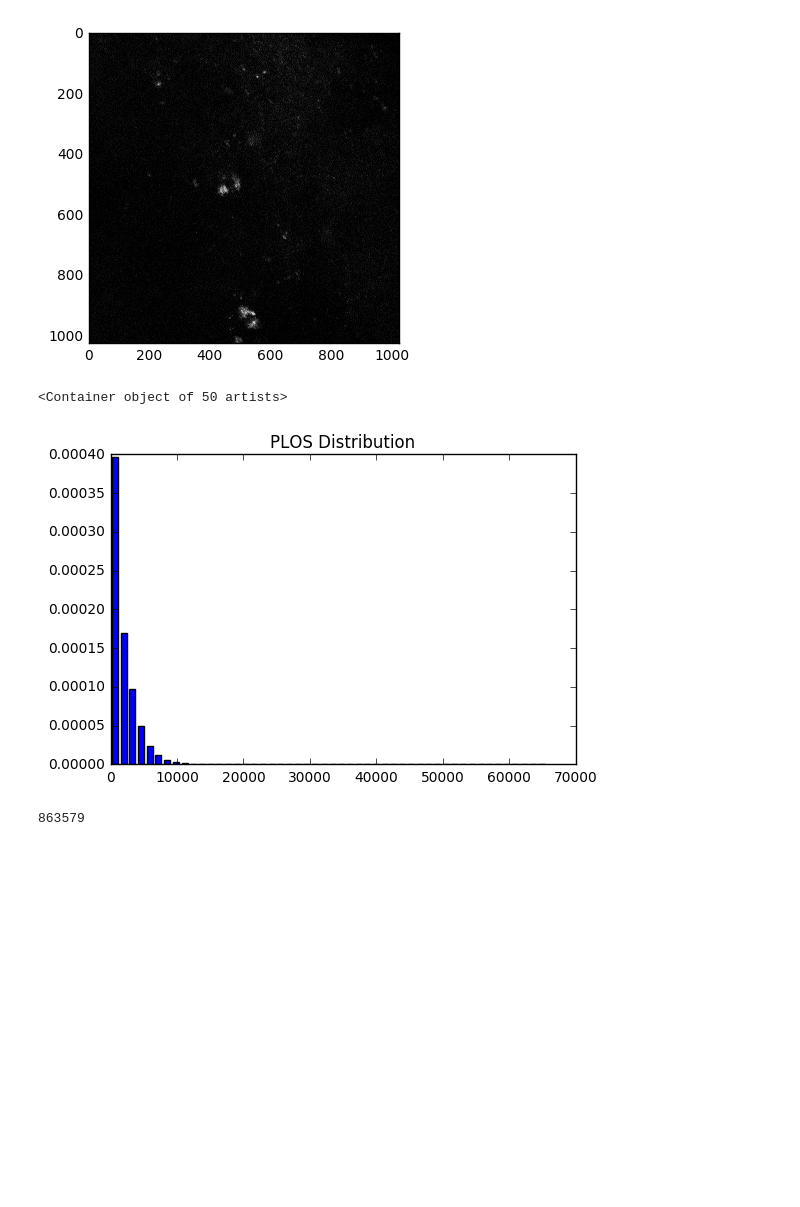
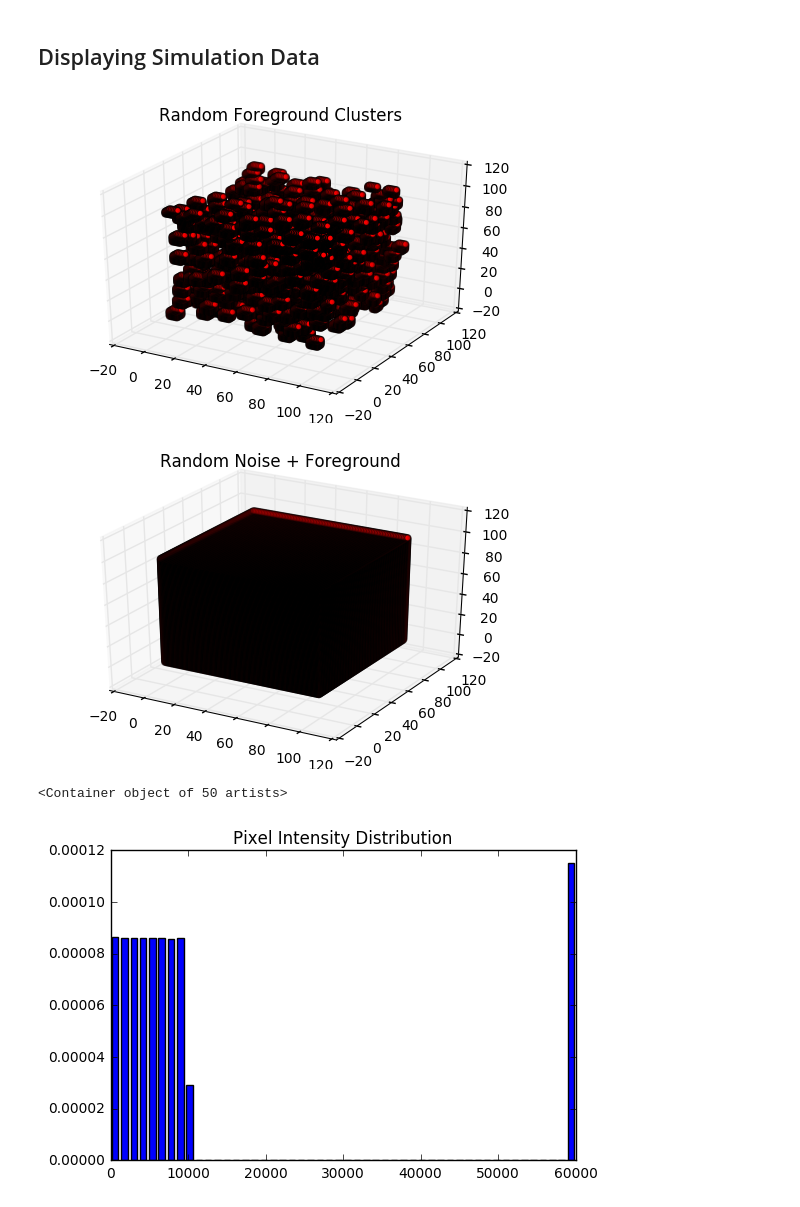
Before and after one commit to NeuroDataDesign/pan-synapse, a Jupyter notebook: background/PlosAlternatives.ipynb, the cells around one changed output. Saved outputs shown, nothing was run; the diff lists cells and outputs as text; code cells hidden in the pictures; blank space fills up the shorter version.

```diff
--- a/background/PlosAlternatives.ipynb
+++ b/background/PlosAlternatives.ipynb
@@ -4,34 +161,33 @@ A tool for removing salt and pepper noise from images.
+# %% [markdown]
+## Displaying Simulation Data
+# %%
+#displaying the random clusters
+fig = plt.figure()
+ax = fig.add_subplot(111, projection='3d')
+z, y, x = foreground.nonzero()
+ax.scatter(x, y, z, zdir='z', c='r')
+plt.title('Random Foreground Clusters')
+plt.show()
+
+#displaying the noise
+fig = plt.figure()
+ax = fig.add_subplot(111, projection='3d')
+z, y, x = combinedIm.nonzero()
+ax.scatter(x, y, z, zdir='z', c='r')
+plt.title('Random Noise + Foreground')
+plt.show()
+# %% [output]
+[figure, added]
+[figure, added]
 # %%
-import sys
-sys.path.insert(0, '../code/functions/')
-import connectLib as cLib
-import numpy as np
-%matplotlib inline
-import matplotlib.pyplot as plt
-import pylab
-import math
-from cluster import Cluster
-from mpl_toolkits.mplot3d import Axes3D
-import cv2
-import plosLib as pLib
-import mouseVis as mv
-import tiffIO as tIO
-import hyperReg as hype
-from scipy import ndimage
-
-dataSubset = tIO.unzipChannels(tIO.loadTiff('../data/SEP-GluA1-KI_tp2.tif'))[0][0:5]
-plt.imshow(dataSubset[0], cmap="gray")
-plt.show()
-
-#displaying distribution of plos outputs
+#displaying distribution of intensity
 fig = plt.figure()
-plt.title("PLOS Distribution")
-hist, bins = np.histogram(dataSubset, bins=50, normed=True)
+plt.title("Pixel Intensity Distribution")
+hist, bins = np.histogram(combinedIm, bins=50, normed=True)
 width = 0.7 * (bins[1] - bins[0])
 center = (bins[:-1] + bins[1:]) / 2
 
 plt.bar(center, hist, align='center', width=width)
 # %% [output]
+<Container object of 50 artists>
-[figure, old version]
+[figure, new version]
-<Container object of 50 artists>
-[figure, removed]
@@ -107,4 +193,0 @@ for cluster in clusters:
-# %%
-print len(clusterMembers)
-# %% [output]
-863579
```
Also changed, not shown: parts of 15 cells of this notebook.
